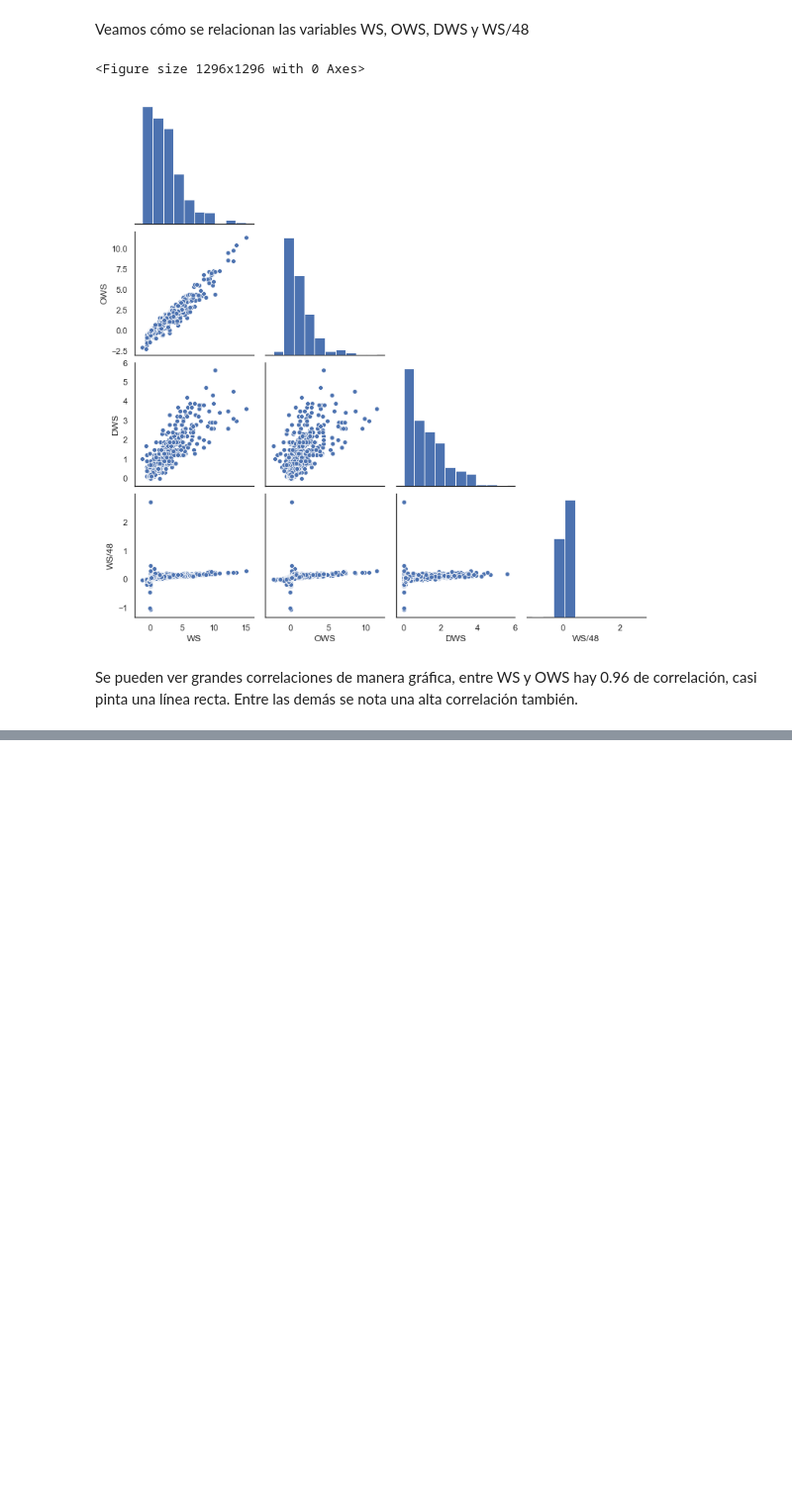
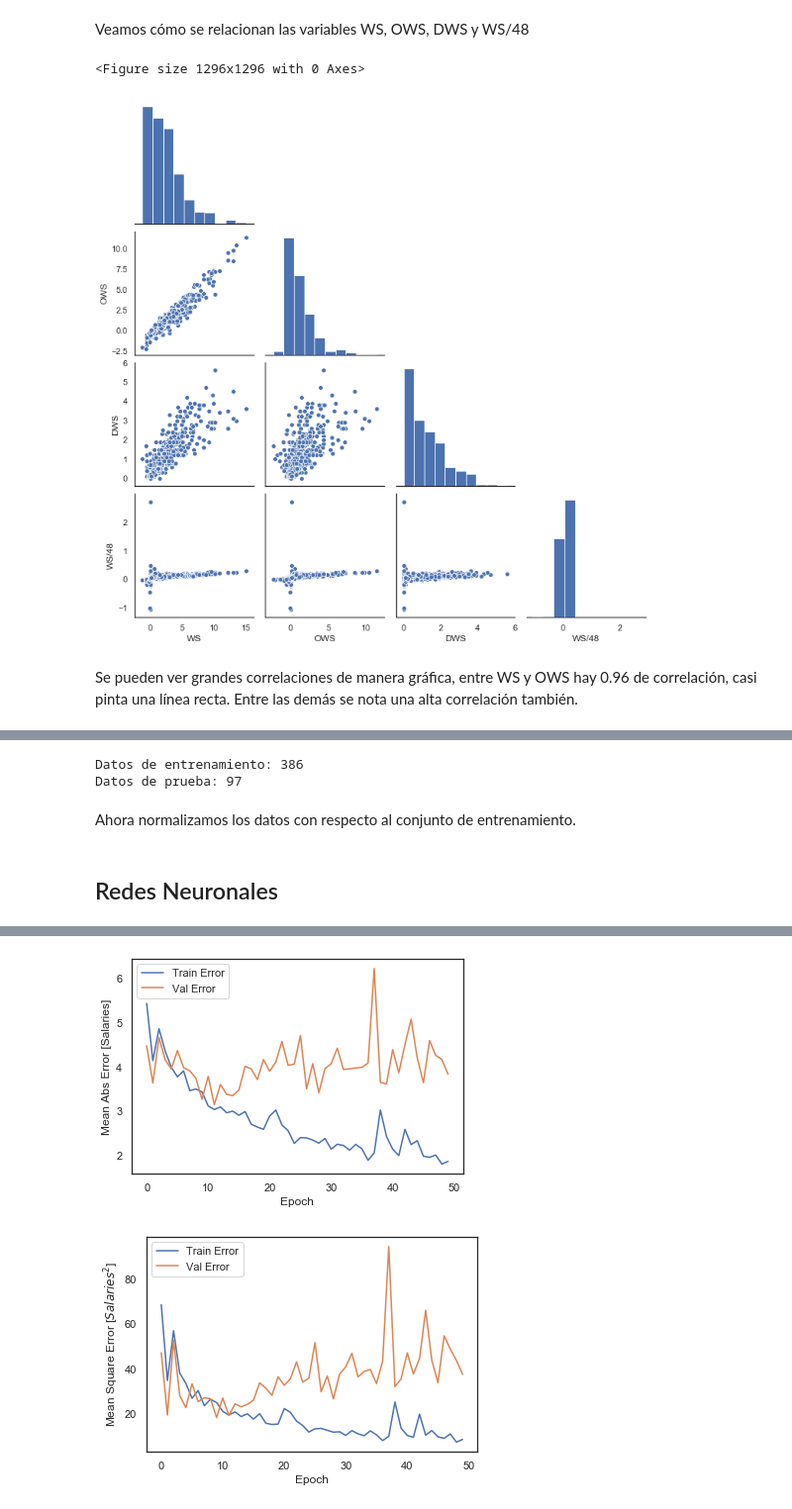
Before and after one commit to cristianm123/NBA_AnalyticsProject, a Jupyter notebook: EDA.ipynb, the cells around one changed output, grey strips where cells are left out. Shown at 99% size. Saved outputs shown, nothing was run; the diff lists cells and outputs as text; code cells hidden in the pictures; blank space fills up the shorter version.

```diff
--- a/EDA.ipynb
+++ b/EDA.ipynb
@@ -375,0 +397,9 @@ Se pueden ver grandes correlaciones de manera gráfica, entre WS y OWS hay 0.96
+# %%
+X_train, X_test, y_train, y_test = train_test_split(X, y, test_size=0.2)
+print("Datos de entrenamiento:", X_train.shape[0])
+print("Datos de prueba:", X_test.shape[0])
+# %% [output]
+Datos de entrenamiento: 386
+Datos de prueba: 97
+# %% [markdown]
+Ahora normalizamos los datos con respecto al conjunto de entrenamiento.
@@ -375,0 +411,63 @@ Se pueden ver grandes correlaciones de manera gráfica, entre WS y OWS hay 0.96
+# %% [markdown]
+## Redes Neuronales
+# %%
+def build_model(architecture, learning_rate, reg_rate):
+  lays = []
+  initializer = tf.keras.initializers.GlorotNormal()
+  regularizer = keras.regularizers.l2(reg_rate)
+  lays.append(layers.Dense(architecture[0], activation='relu', input_shape=[X_train.shape[1]], kernel_initializer=initializer, kernel_regularizer=regularizer))
+  for lay in architecture:
+    lays.append(layers.Dense(lay, activation='relu', kernel_initializer=initializer, kernel_regularizer=regularizer))
+  model = keras.Sequential(lays)
+
+  optimizer = tf.keras.optimizers.SGD(learning_rate=learning_rate)
+
+  model.compile(loss='mse',
+                optimizer=optimizer,
+                metrics=['mae', 'mse'],)
+  return model
+# %%
+
+lays = [32, 16, 1]
+model = build_model(architecture=lays, learning_rate=0.005, reg_rate=0.05)
+class PrintLoss(keras.callbacks.Callback):
+  def on_epoch_end(self, epoch, logs):
+    if epoch % 5 == 0:
+        print('Epoch {}. loss: {}'.format(epoch, logs['loss']))
+
+EPOCHS = 50
+
+history = model.fit(
+  X_train, y_train, batch_size=16,
+  epochs=EPOCHS, validation_split = 0.1, verbose=0,
+  callbacks=[PrintLoss()])
+
+def plot_history(history):
+  hist = pd.DataFrame(history.history)
+  hist['epoch'] = history.epoch
+
+  plt.figure()
+  plt.xlabel('Epoch')
+  plt.ylabel('Mean Abs Error [Salaries]')
+  plt.plot(hist['epoch'], hist['mae'],
+           label='Train Error')
+  plt.plot(hist['epoch'], hist['val_mae'],
+           label = 'Val Error')
+  plt.legend()
+
+  plt.figure()
+  plt.xlabel('Epoch')
+  plt.ylabel('Mean Square Error [$Salaries^2$]')
+  plt.plot(hist['epoch'], hist['mse'],
+           label='Train Error')
+  plt.plot(hist['epoch'], hist['val_mse'],
+           label = 'Val Error')
+  plt.legend()
+  plt.show()
+
+
+plot_history(history)
+loss, mae, mse = model.evaluate(X_test, y_test, verbose=2)
+
+print("Testing set Mean Abs Error: {:5.2f} Salaries".format(mae))
+# %% [output]
@@ -375,0 +484,2 @@ Se pueden ver grandes correlaciones de manera gráfica, entre WS y OWS hay 0.96
+[figure, added]
+[figure, added]
```
Also changed, not shown: parts of 10 cells of this notebook.
